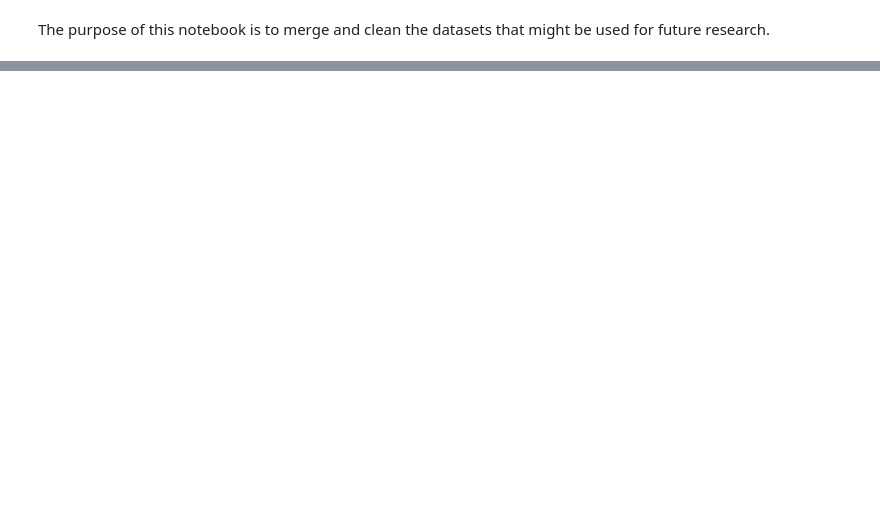
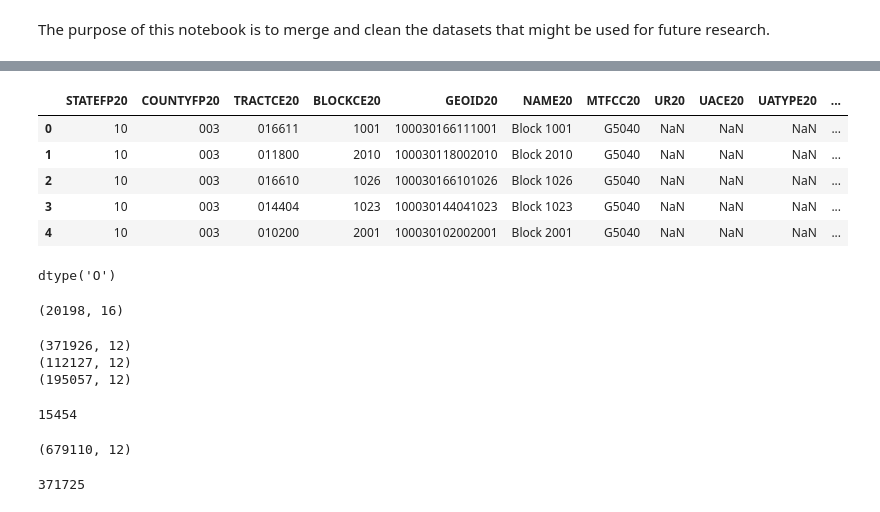
Before and after one commit to ReidelVichot/DE_CAI_broadband, a Jupyter notebook: MergingDataset.ipynb, the cells around one changed output, grey strips where cells are left out. Drawn from its saved outputs; the diff is of its cells as text; code cells hidden in the pictures; blank space fills up the shorter version.

```diff
--- a/MergingDataset.ipynb
+++ b/MergingDataset.ipynb
@@ -18,0 +44,13 @@ The purpose of this notebook is to merge and clean the datasets that might be us
+# %%
+ct.head(5)
+# %% [output]
+|  | STATEFP20 | COUNTYFP20 | TRACTCE20 | BLOCKCE20 | GEOID20 | NAME20 | MTFCC20 | UR20 | UACE20 | UATYPE20 | ... |
+| 0 | 10 | 003 | 016611 | 1001 | 100030166111001 | Block 1001 | G5040 | NaN | NaN | NaN | ... |
+| 1 | 10 | 003 | 011800 | 2010 | 100030118002010 | Block 2010 | G5040 | NaN | NaN | NaN | ... |
+| 2 | 10 | 003 | 016610 | 1026 | 100030166101026 | Block 1026 | G5040 | NaN | NaN | NaN | ... |
+| 3 | 10 | 003 | 014404 | 1023 | 100030144041023 | Block 1023 | G5040 | NaN | NaN | NaN | ... |
+| 4 | 10 | 003 | 010200 | 2001 | 100030102002001 | Block 2001 | G5040 | NaN | NaN | NaN | ... |
+# %%
+ct.GEOID20.dtype
+# %% [output]
+dtype('O')
@@ -18,0 +59,4 @@ The purpose of this notebook is to merge and clean the datasets that might be us
+# %%
+ct.shape
+# %% [output]
+(20198, 16)
@@ -19,2 +68,11 @@ The purpose of this notebook is to merge and clean the datasets that might be us
+# %%
+#-- test datasets
+print(cable.shape)
+print(copper.shape)
+print(fiber.shape)
+# %% [output]
+(371926, 12)
+(112127, 12)
+(195057, 12)
 # %%
 #-- merge/concatenate datasets
@@ -21,2 +80,13 @@ The purpose of this notebook is to merge and clean the datasets that might be us
 # %%
 #-- test dataset
+len(connection.block_geoid.unique())
+# %% [output]
+15454
+# %%
+connection.shape
+# %% [output]
+(679110, 12)
+# %%
+len(connection.location_id.unique())
+# %% [output]
+371725
```
Also changed, not shown: parts of 16 cells of this notebook.
